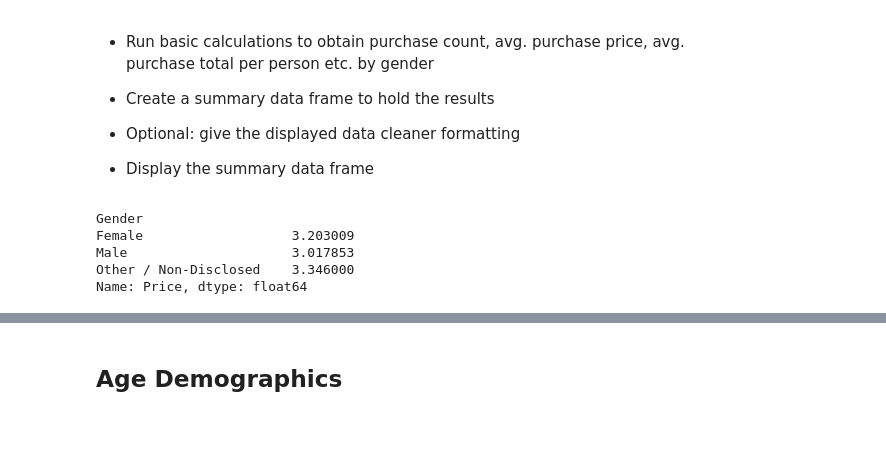
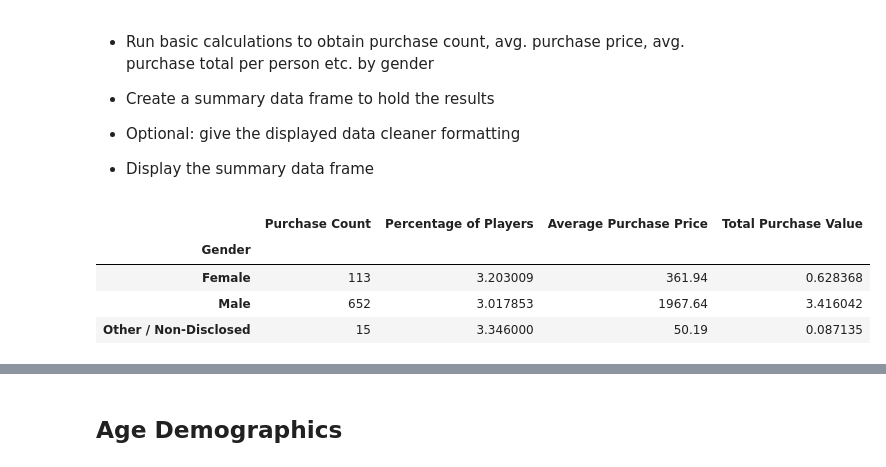
Before and after one commit to OpheliaH901/pandas-challenge, a Jupyter notebook: HeroesOfPymoli/HeroesOfPymoli_starter.ipynb, the cells around one changed output, grey strips where cells are left out. Drawn from its saved outputs; the diff is of its cells as text; code cells hidden in the pictures; blank space fills up the shorter version.

Commit message:
dataframe complete, calc issue

```diff
--- a/HeroesOfPymoli/HeroesOfPymoli_starter.ipynb
+++ b/HeroesOfPymoli/HeroesOfPymoli_starter.ipynb
@@ -156,15 +156,25 @@ Group_Gender = Sub_Gender.groupby('Gender')
 
 ##setting my values to place in dataframe; functions
 Gender_Purchase = Group_Gender["Purchase ID"].nunique()
-Gender_Avg = Group_Gender["Price"].mean
+Gender_Avg = Group_Gender["Price"].mean()
 GenderTot_Value = (Group_Gender["Price"]).sum()
-GenderTot_Avg = (Group_Gender["Price"]).mean()
+GenderTot_Avg = (Group_Gender["Price"]).sum()/total_players
-# %% [output]
-Gender
-Female                   3.203009
-Male                     3.017853
-Other / Non-Disclosed    3.346000
-Name: Price, dtype: float64
+# %%
+#reference the calc to create df.
+
+Purchase_Summary = pd.DataFrame({
+    "Purchase Count":Gender_Purchase,
+    "Percentage of Players":Gender_Avg,
+    "Average Purchase Price":GenderTot_Value,
+    "Total Purchase Value":GenderTot_Avg,
+   })
+Purchase_Summary
+# %% [output]
+|  | Purchase Count | Percentage of Players | Average Purchase Price | Total Purchase Value |
+| Gender |  |  |  |  |
+| Female | 113 | 3.203009 | 361.94 | 0.628368 |
+| Male | 652 | 3.017853 | 1967.64 | 3.416042 |
+| Other / Non-Disclosed | 15 | 3.346000 | 50.19 | 0.087135 |
 # %%
 # %% [output]
 |  | Purchase Count | Average Purchase Price | Total Purchase Value | Avg Total Purchase per Person |
```
